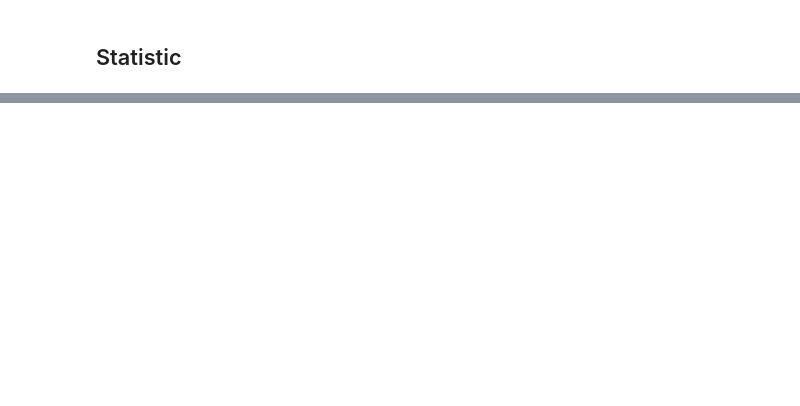
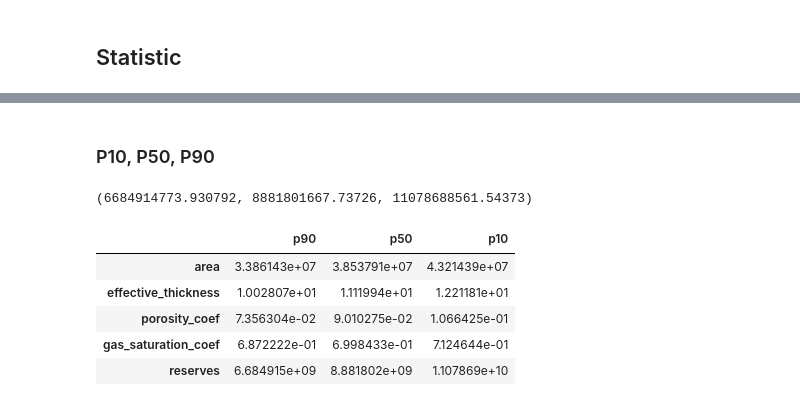
Before and after one commit to PochkaChaiki/gasReserves, a Jupyter notebook: GasReservesCalculations.ipynb, the cells around one changed output, grey strips where cells are left out. Cells and saved outputs as stored; diff of their text form; code cells hidden in the pictures; blank space fills up the shorter version.

```diff
--- a/GasReservesCalculations.ipynb
+++ b/GasReservesCalculations.ipynb
@@ -191,0 +198,24 @@ df_affection
+# %% [markdown]
+### P10, P50, P90
+# %%
+p10 = st.norm.ppf(0.9, loc=reserves.mean(), scale=reserves.std())
+p50 = st.norm.ppf(0.5, loc=reserves.mean(), scale=reserves.std())
+p90 = st.norm.ppf(0.1, loc=reserves.mean(), scale=reserves.std())
+p90, p50, p10
+# %% [output]
+(6684914773.930792, 8881801667.73726, 11078688561.54373)
+# %%
+df_prob_estimates = pd.DataFrame(dict(
+    p90=st.norm.ppf(0.1, loc=df_stat_data.mean(), scale=df_stat_data.std()),
+    p50=st.norm.ppf(0.5, loc=df_stat_data.mean(), scale=df_stat_data.std()),
+    p10=st.norm.ppf(0.9, loc=df_stat_data.mean(), scale=df_stat_data.std()),
+), index=df_stat_data.columns)
+df_prob_estimates.loc["reserves"] = [p90, p50, p10]
+df_prob_estimates
+# %% [output]
+|  | p90 | p50 | p10 |
+| area | 3.386143e+07 | 3.853791e+07 | 4.321439e+07 |
+| effective_thickness | 1.002807e+01 | 1.111994e+01 | 1.221181e+01 |
+| porosity_coef | 7.356304e-02 | 9.010275e-02 | 1.066425e-01 |
+| gas_saturation_coef | 6.872222e-01 | 6.998433e-01 | 7.124644e-01 |
+| reserves | 6.684915e+09 | 8.881802e+09 | 1.107869e+10 |
```
Also changed, not shown: parts of 36 cells of this notebook.
